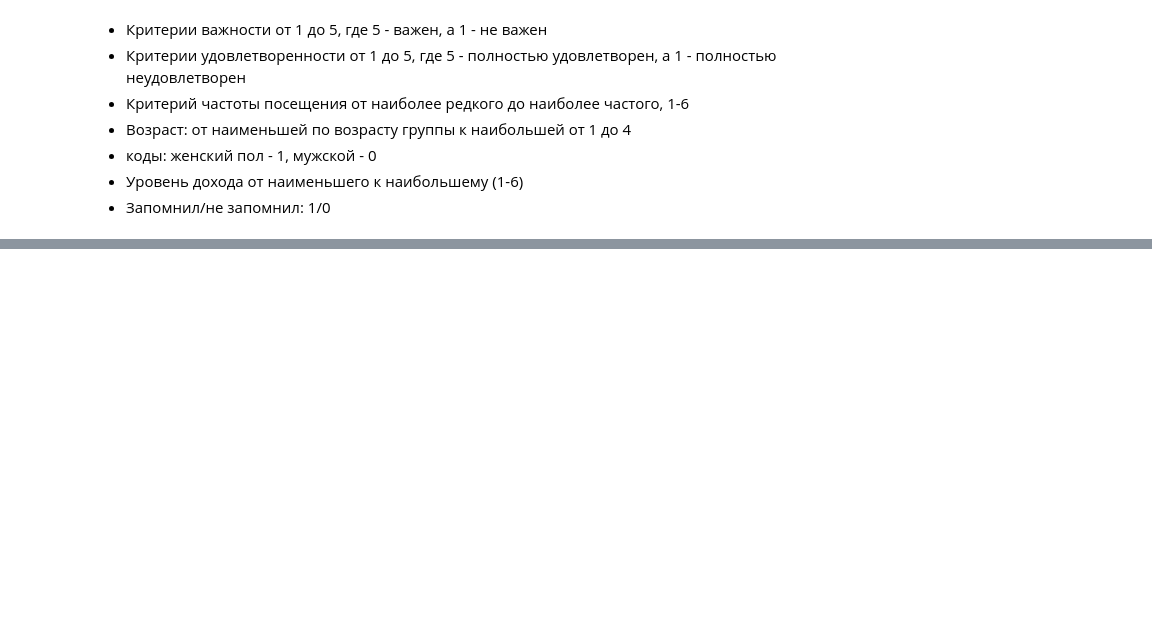
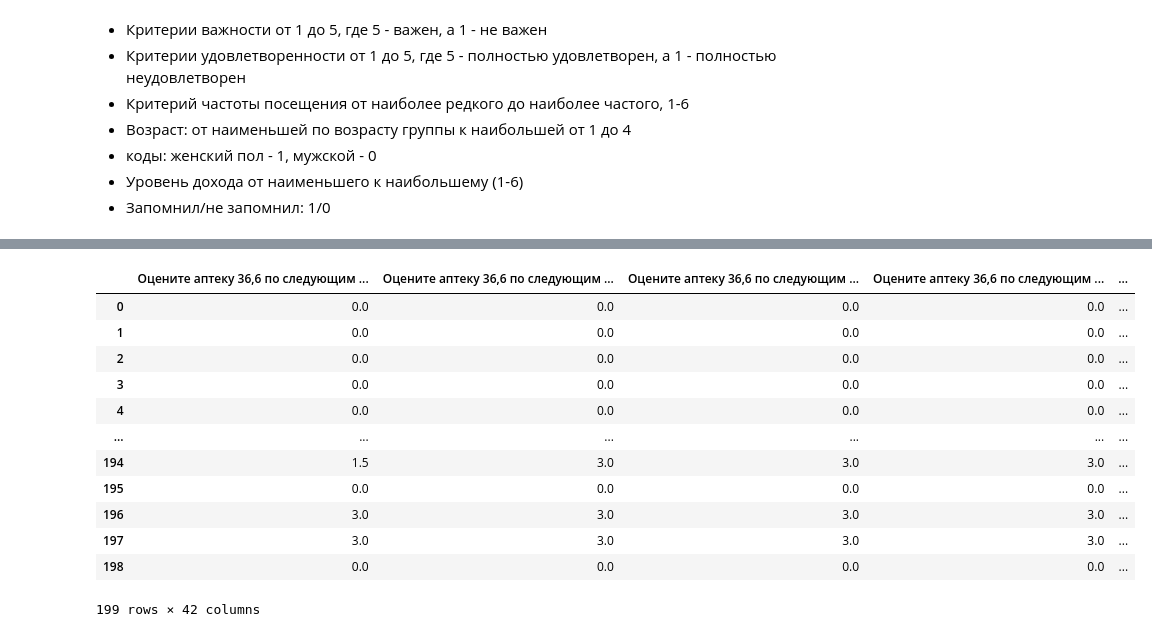
Before and after one commit to AnastasiiaAU/pp_project, a Jupyter notebook: Анализ данных аптеки.ipynb, the cells around one changed output, grey strips where cells are left out. Cells and saved outputs as stored; diff of their text form; code cells hidden in the pictures; blank space fills up the shorter version.

```diff
--- a/Анализ данных аптеки.ipynb
+++ b/Анализ данных аптеки.ipynb
@@ -281,0 +254,4 @@ coorrr.to_excel('correlation.xlsx')
+# %%
+#блок с разработкой оценкок для таблицы по модели Фишбена
+fishben = pd.read_excel('Аптеки.xlsx')
+fishben.head()
@@ -281,0 +266,31 @@ coorrr.to_excel('correlation.xlsx')
+# %%
+def fish(x):
+    if x == 'Полностью удовлетворен': return 3
+    elif x == 'Скорее удовлетворен': return 1.5
+    elif x == 'Затрудняюсь ответить': return 0
+    elif x == 'Скорее не удовлетворен': return -1.5
+    elif x == 'Совершенно не удовлетворен': return -3
+    else: return 0
+
+sp = []
+for item in fishben.columns:
+    sp.append(item)
+sp
+
+for item in sp:
+    fishben[item] = fishben[item].apply(fish)
+fishben
+# %% [output]
+|  | Оцените аптеку 36,6 по следующим ... | Оцените аптеку 36,6 по следующим ... | Оцените аптеку 36,6 по следующим ... | Оцените аптеку 36,6 по следующим ... | ... |
+| 0 | 0.0 | 0.0 | 0.0 | 0.0 | ... |
+| 1 | 0.0 | 0.0 | 0.0 | 0.0 | ... |
+| 2 | 0.0 | 0.0 | 0.0 | 0.0 | ... |
+| 3 | 0.0 | 0.0 | 0.0 | 0.0 | ... |
+| 4 | 0.0 | 0.0 | 0.0 | 0.0 | ... |
+| ... | ... | ... | ... | ... | ... |
+| 194 | 1.5 | 3.0 | 3.0 | 3.0 | ... |
+| 195 | 0.0 | 0.0 | 0.0 | 0.0 | ... |
+| 196 | 3.0 | 3.0 | 3.0 | 3.0 | ... |
+| 197 | 3.0 | 3.0 | 3.0 | 3.0 | ... |
+| 198 | 0.0 | 0.0 | 0.0 | 0.0 | ... |
+199 rows × 42 columns
```
Also changed, not shown: parts of 14 cells of this notebook.
